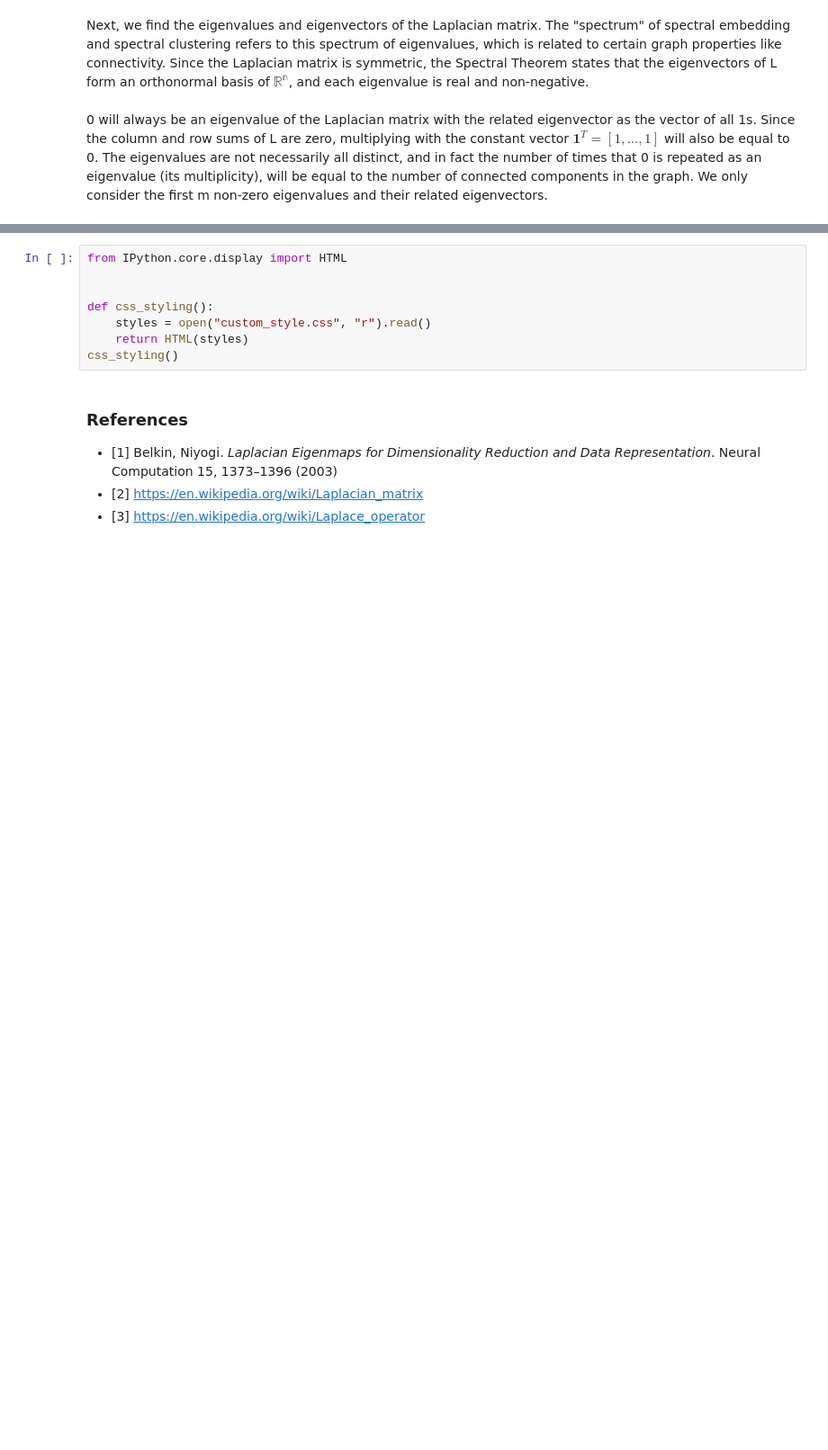
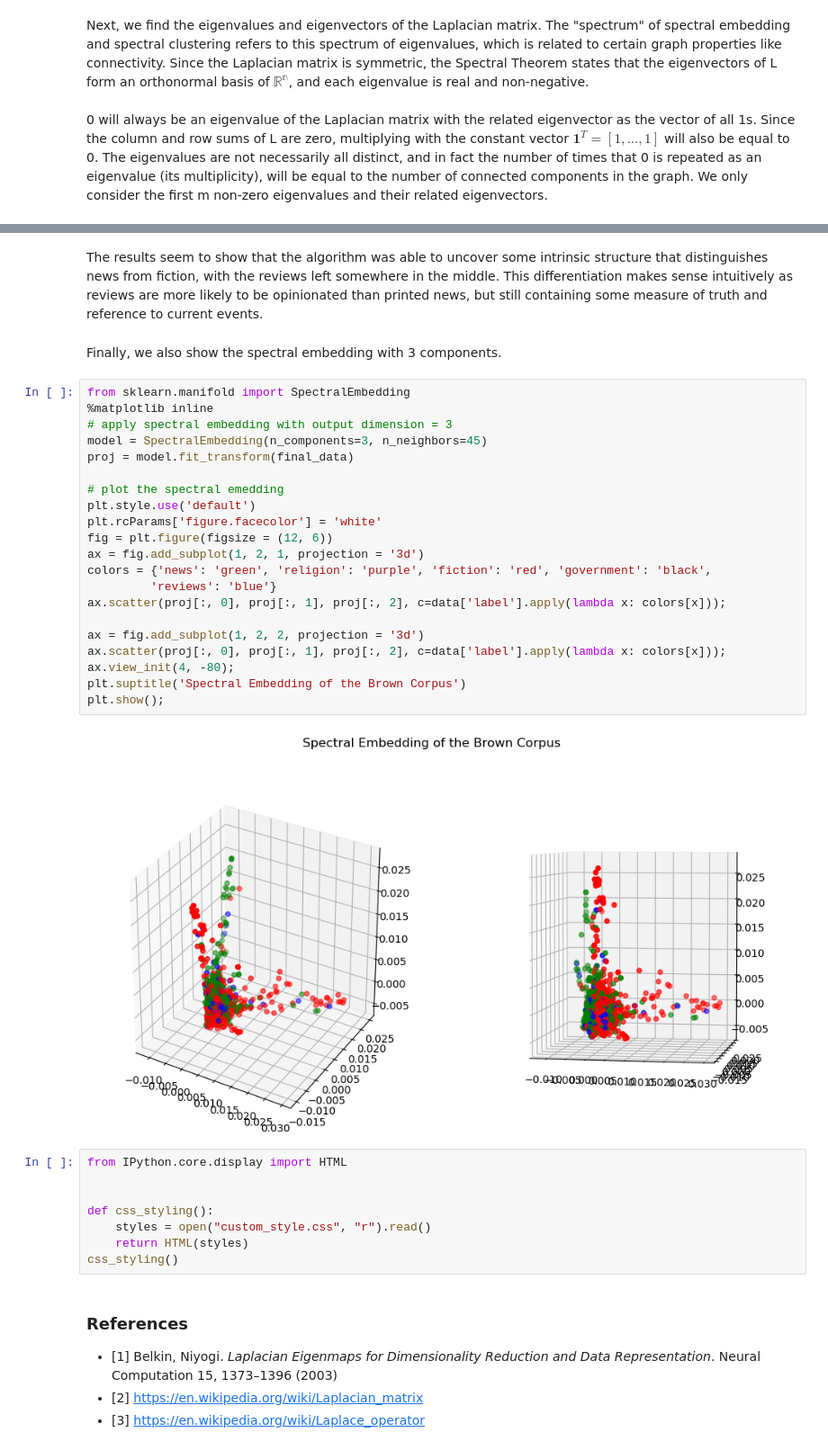
Before and after one commit to drewwilimitis/Manifold-Learning, a Jupyter notebook: Laplacian-Eigenmaps.ipynb, the cells around one changed output, grey strips where cells are left out. Shown: that part at 90% size. Drawn from its saved outputs; the diff is of its cells as text; blank space fills up the shorter version.

```diff
--- a/Laplacian-Eigenmaps.ipynb
+++ b/Laplacian-Eigenmaps.ipynb
@@ -391,3 +551,30 @@ plt.show();
+# %% [markdown]
+The results seem to show that the algorithm was able to uncover some intrinsic structure that distinguishes news from fiction, with the reviews left somewhere in the middle. This differentiation makes sense intuitively as reviews are more likely to be opinionated than printed news, but still containing some measure of truth and reference to current events.
+# %% [markdown]
+Finally, we also show the spectral embedding with 3 components.
+# %%
+from sklearn.manifold import SpectralEmbedding
+%matplotlib inline
+# apply spectral embedding with output dimension = 3
+model = SpectralEmbedding(n_components=3, n_neighbors=45)
+proj = model.fit_transform(final_data)
+
+# plot the spectral emedding
+plt.style.use('default')
+plt.rcParams['figure.facecolor'] = 'white'
+fig = plt.figure(figsize = (12, 6))
+ax = fig.add_subplot(1, 2, 1, projection = '3d')
+colors = {'news': 'green', 'religion': 'purple', 'fiction': 'red', 'government': 'black',
+         'reviews': 'blue'}
+ax.scatter(proj[:, 0], proj[:, 1], proj[:, 2], c=data['label'].apply(lambda x: colors[x]));
+
+ax = fig.add_subplot(1, 2, 2, projection = '3d')
+ax.scatter(proj[:, 0], proj[:, 1], proj[:, 2], c=data['label'].apply(lambda x: colors[x]));
+ax.view_init(4, -80);
+plt.suptitle('Spectral Embedding of the Brown Corpus')
+plt.show();
+# %% [output]
+[figure, added]
 # %%
 from IPython.core.display import HTML
 
```
Also changed, not shown: parts of 29 cells of this notebook, 9 other files.
